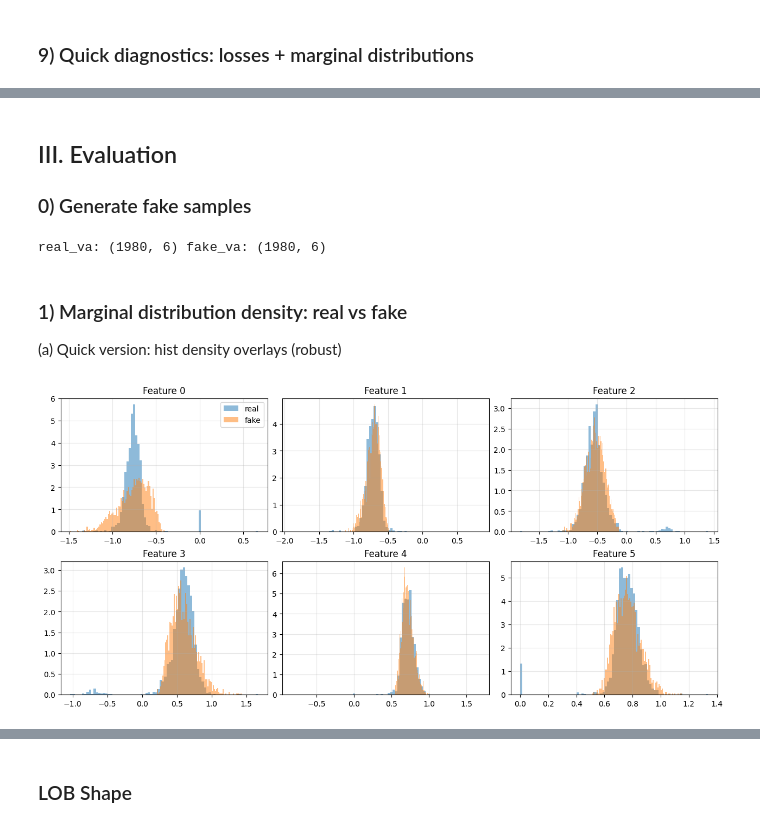
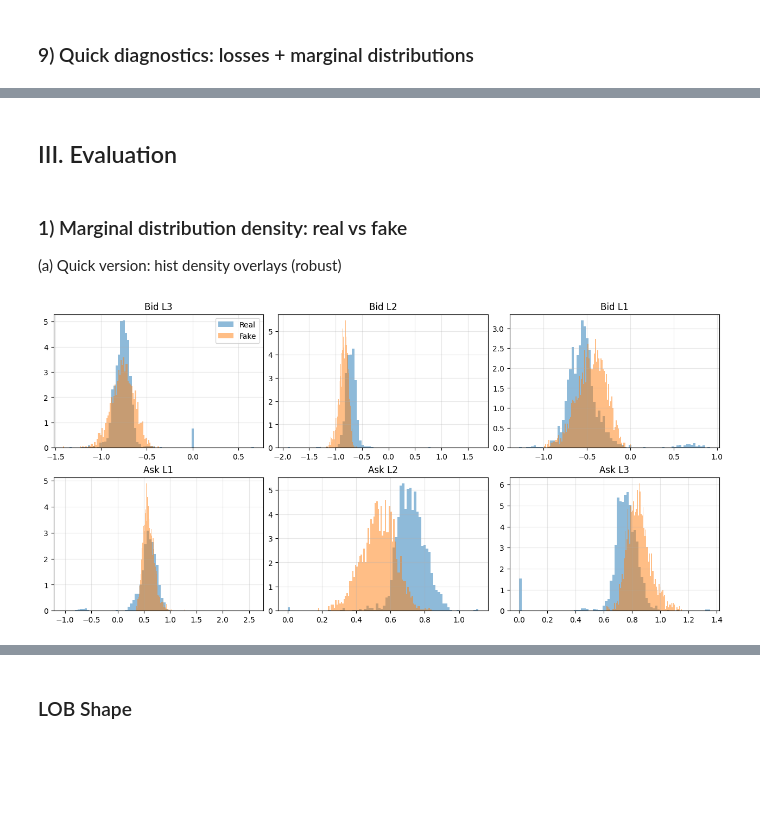
Before and after one commit to MassilGG/deep-lob-gan, a Jupyter notebook: DeepLearning.ipynb, the cells around one changed output, grey strips where cells are left out. Drawn from its saved outputs; the diff is of its cells as text; code cells hidden in the pictures; blank space fills up the shorter version.

```diff
--- a/DeepLearning.ipynb
+++ b/DeepLearning.ipynb
@@ -193,27 +296,15 @@ X,Y shapes: (19799, 6) (19799, 6)
 # %%
-t = 100
-
-grid_prices, x = snapshot_on_own_grid(book_res.iloc[t], levels=LEVELS)
-k = len(grid_prices) // 2
-
-lob = pd.DataFrame({
-    "price": grid_prices,
-    "bid_size": np.r_[ -x[:k], np.zeros(k) ],
-    "ask_size": np.r_[ np.zeros(k), x[k:] ]
-})
-
-tick = np.min(np.diff(np.unique(lob["price"])))
-
 fig, ax = plt.subplots(figsize=(6, 4))
 
-ax.barh(lob["price"], -lob["bid_size"], height=0.8 * tick, label="Bids")
-ax.barh(lob["price"],  lob["ask_size"], height=0.8 * tick, label="Asks")
+ax.barh(lob_x["price"], -lob_x["bid"], height=0.8 * tick, label="Bids t")
+ax.barh(lob_x["price"],  lob_x["ask"], height=0.8 * tick, label="Asks t")
 
 ax.axvline(0, color="black", linewidth=1)
 ax.set_xlabel("Size (bids left, asks right)")
 ax.set_ylabel("Price")
-ax.set_title(f"Limit Order Book — t={t}")
+ax.set_title(f"Y[t] = X[t+1] mapped to grid(t), t={t}")
 ax.grid(alpha=0.3)
+ax.legend()
 
 plt.tight_layout()
 plt.show()
@@ -346,7 +457,7 @@ LRG = 1e-5   # paper used ~1e-5 on much larger data; 1-day data usually needs fa
 LRD = 2e-5
 BETAS = (0.0, 0.9)
 LAMBDA_GP = 10.0
-N_CRITIC = 4
+N_CRITIC = 3
 GRAD_CLIP_VALUE = 1.0  # critic gradient clipping "by value" (paper mentions clipping to stabilize)
 
 optG = optim.Adam(G.parameters(), lr=LRG, betas=BETAS)
@@ -394,5 +523,5 @@ def eval_basic_metrics(G, loader, n_batches=3):
 # %%
-EPOCHS = 200   # small data -> more epochs
+EPOCHS = 250   # small data -> more epochs
 SIGMA = 0.0003
 print_every = 5
 
@@ -513,44 +642,30 @@ plt.show()
 # %% [markdown]
 ## III. Evaluation
-
-### 0) Generate fake samples
-# %%
-@torch.no_grad()
-def generate_fake(G, Xcond, dim_z, device, batch_size=2048):
-    G.eval()
-    out = []
-    n = len(Xcond)
-    for i in range(0, n, batch_size):
-        s = torch.from_numpy(Xcond[i:i+batch_size]).to(device)
-        z = torch.randn(s.size(0), dim_z, device=device)
-        y = G(z, s).cpu().numpy()
-        out.append(y)
-    return np.vstack(out)
-
-fake_va = generate_fake(G, Xva, DIM_Z, DEVICE)
-real_va = Yva[:len(fake_va)]
-print("real_va:", real_va.shape, "fake_va:", fake_va.shape)
-# %% [output]
-real_va: (1980, 6) fake_va: (1980, 6)
 # %% [markdown]
 ### 1) Marginal distribution density: real vs fake
 (a) Quick version: hist density overlays (robust)
 # %%
-import matplotlib.pyplot as plt
+k = LEVELS
+k2 = 2 * k
 
-k2 = 2*LEVELS
-fig, axs = plt.subplots(2, LEVELS, figsize=(4.2*LEVELS, 6), constrained_layout=True)
+# build feature labels
+labels = (
+    [f"Bid L{k-i}" for i in range(k)] +
+    [f"Ask L{i+1}" for i in range(k)]
+)
+
+fig, axs = plt.subplots(2, k, figsize=(4.2*k, 6), constrained_layout=True)
 axs = axs.ravel()
 
 for j in range(k2):
     ax = axs[j]
-    ax.hist(real_va[:, j], bins=80, density=True, alpha=0.5, label="real")
-    ax.hist(fake_va[:, j], bins=80, density=True, alpha=0.5, label="fake")
-    ax.set_title(f"Feature {j}")
+    ax.hist(real_va[:, j], bins=80, density=True, alpha=0.5, label="Real")
+    ax.hist(fake_va[:, j], bins=80, density=True, alpha=0.5, label="Fake")
+    ax.set_title(labels[j])
     ax.grid(True, alpha=0.3)
     if j == 0:
         ax.legend()
 
 plt.show()
 # %% [output]
-[figure, old version]
+[figure, new version]
```
Also changed, not shown: parts of 23 cells of this notebook.
